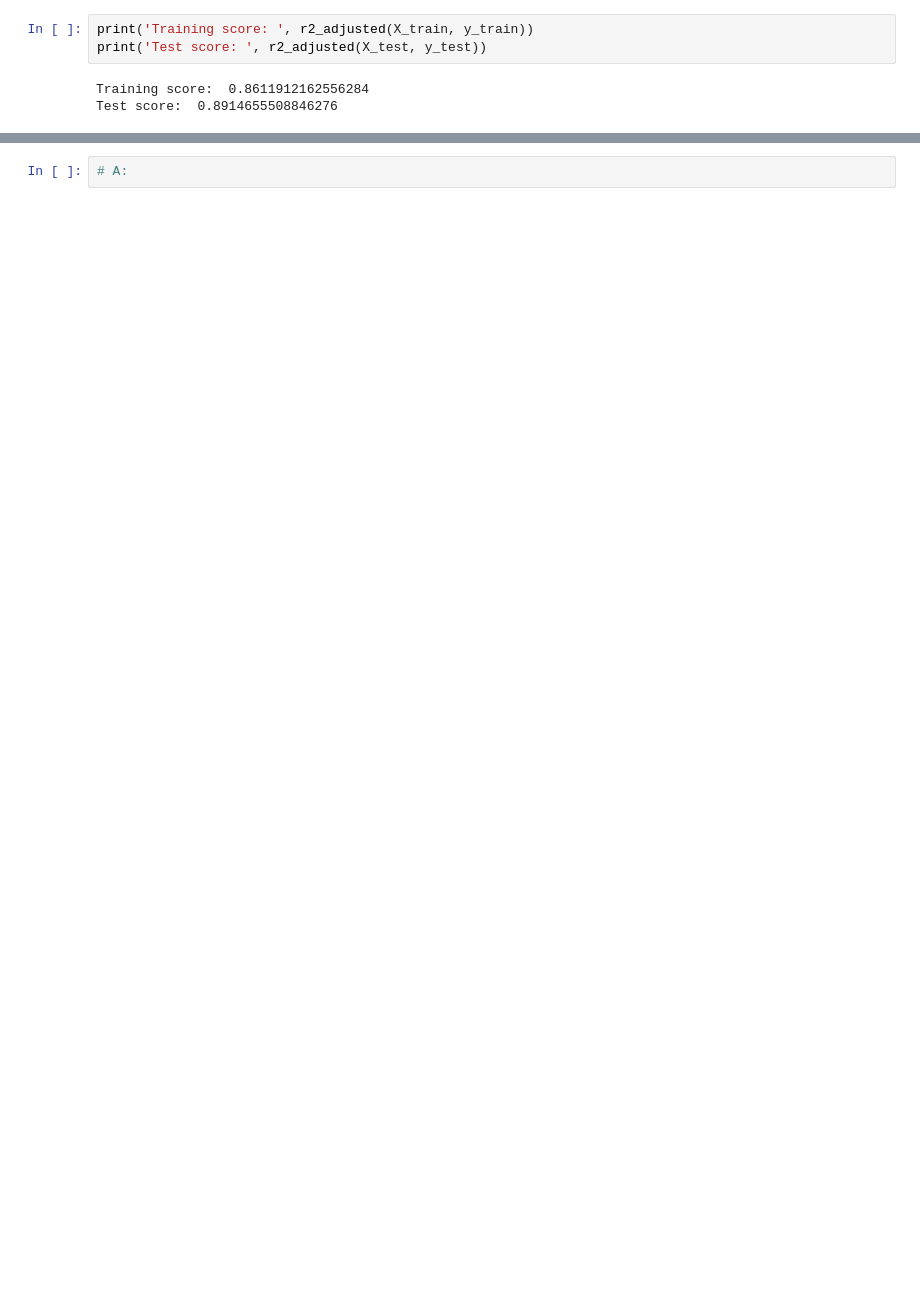
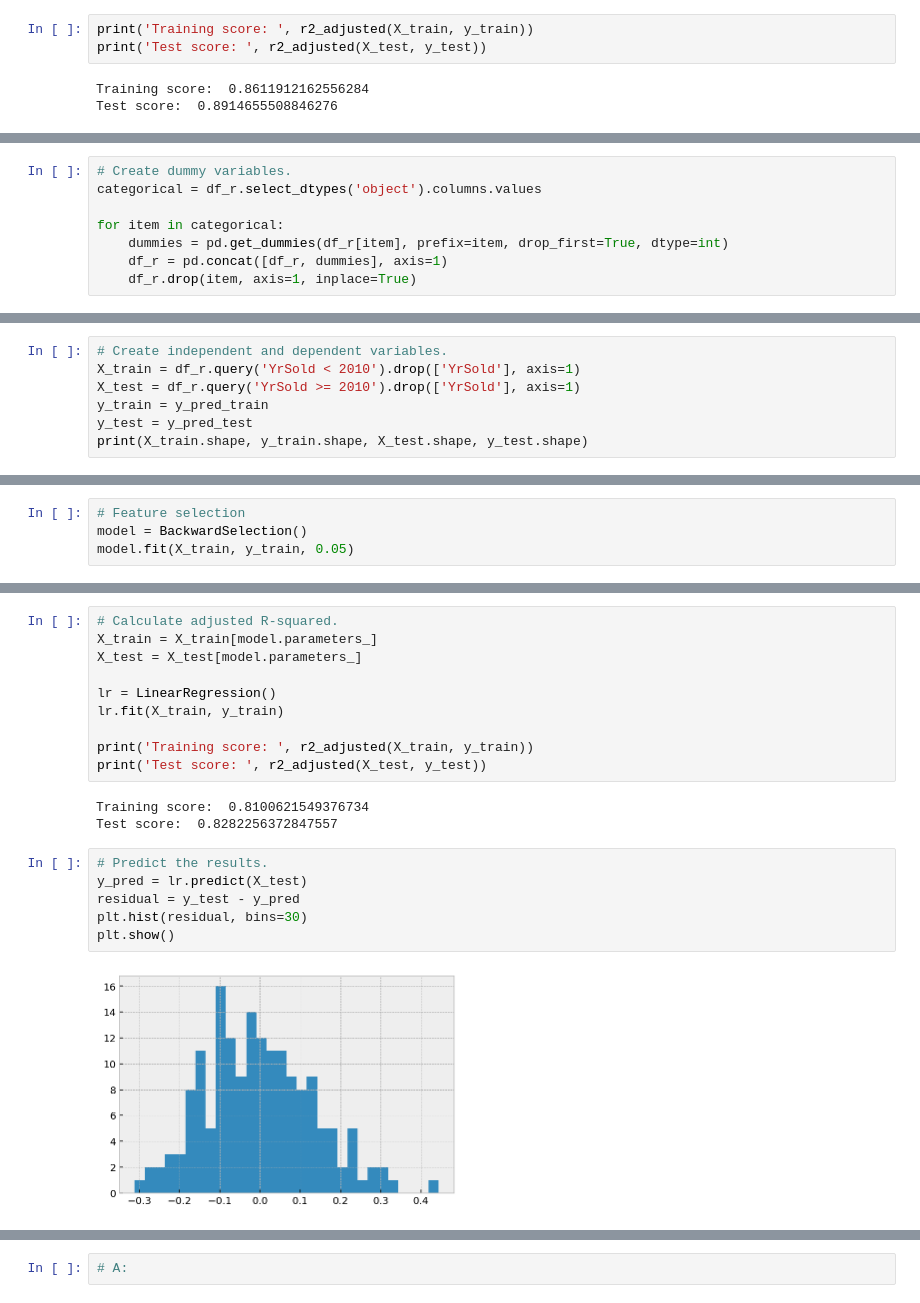
Before and after one commit to ppeyliang/ML-Ames-housing, a Jupyter notebook: project-03-starter.ipynb, the cells around one changed output, grey strips where cells are left out. Cells and saved outputs as stored; diff of their text form; blank space fills up the shorter version.

```diff
--- a/project-03-starter.ipynb
+++ b/project-03-starter.ipynb
@@ -532,0 +551,8 @@ renovate = [
+# %%
+# Create dummy variables.
+categorical = df_r.select_dtypes('object').columns.values
+
+for item in categorical:
+    dummies = pd.get_dummies(df_r[item], prefix=item, drop_first=True, dtype=int)
+    df_r = pd.concat([df_r, dummies], axis=1)
+    df_r.drop(item, axis=1, inplace=True)
@@ -532,0 +563,7 @@ renovate = [
+# %%
+# Create independent and dependent variables.
+X_train = df_r.query('YrSold < 2010').drop(['YrSold'], axis=1)
+X_test = df_r.query('YrSold >= 2010').drop(['YrSold'], axis=1)
+y_train = y_pred_train
+y_test = y_pred_test
+print(X_train.shape, y_train.shape, X_test.shape, y_test.shape)
@@ -532,0 +612,4 @@ renovate = [
+# %%
+# Feature selection
+model = BackwardSelection()
+model.fit(X_train, y_train, 0.05)
@@ -532,0 +634,21 @@ renovate = [
+# %%
+# Calculate adjusted R-squared.
+X_train = X_train[model.parameters_]
+X_test = X_test[model.parameters_]
+
+lr = LinearRegression()
+lr.fit(X_train, y_train)
+
+print('Training score: ', r2_adjusted(X_train, y_train))
+print('Test score: ', r2_adjusted(X_test, y_test))
+# %% [output]
+Training score:  0.8100621549376734
+Test score:  0.8282256372847557
+# %%
+# Predict the results.
+y_pred = lr.predict(X_test)
+residual = y_test - y_pred
+plt.hist(residual, bins=30)
+plt.show()
+# %% [output]
+[figure, added]
```
Also changed, not shown: parts of 23 cells of this notebook.
